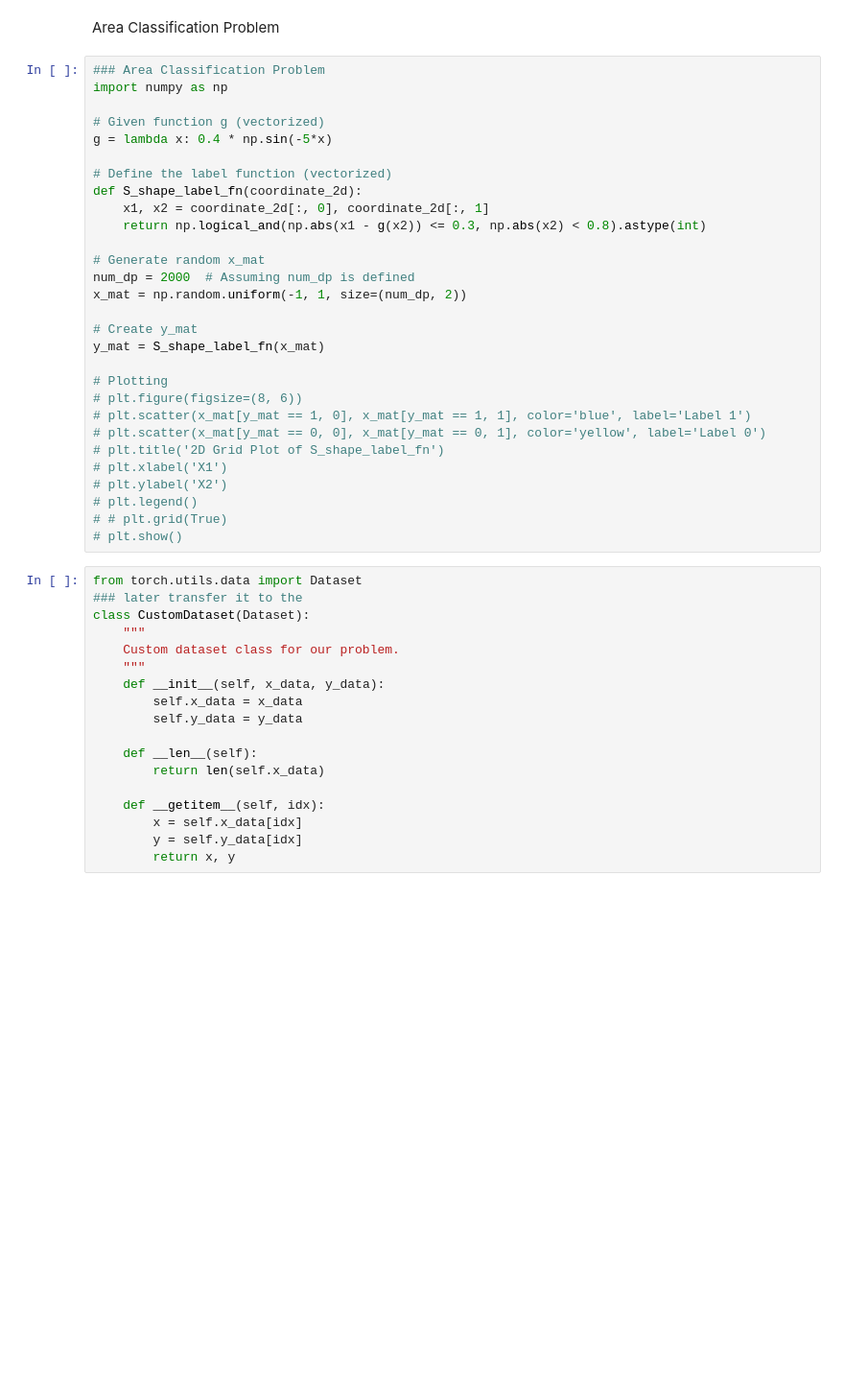
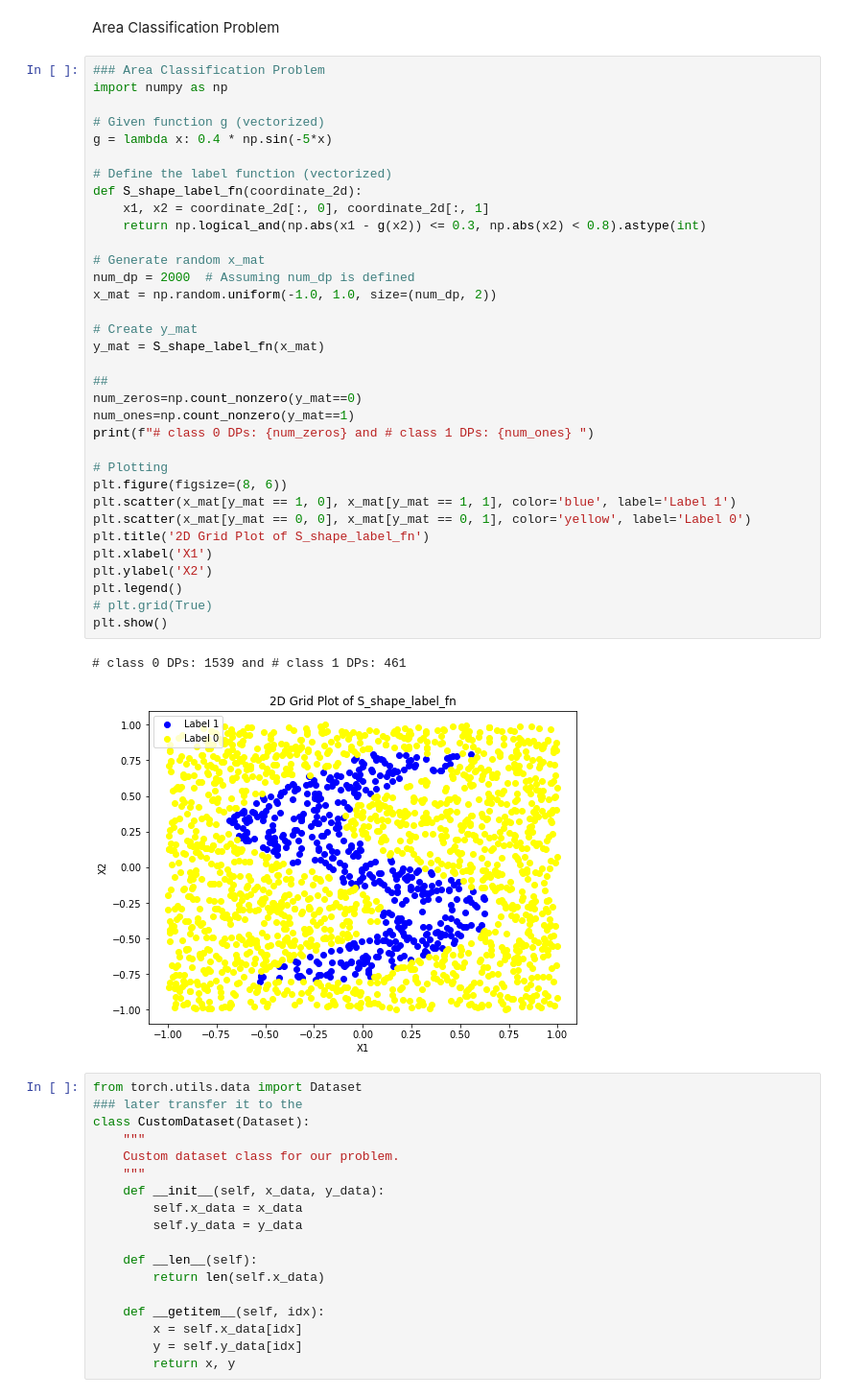
Before and after one commit to neelkanthrawat/Lipschitz_DSNN, a Jupyter notebook: trial_notebooks/test_examples.ipynb, the cells around one changed output. Shown: that part at 96% size. Cells and saved outputs as stored; diff of their text form; blank space fills up the shorter version.

```diff
--- a/trial_notebooks/test_examples.ipynb
+++ b/trial_notebooks/test_examples.ipynb
@@ -113,32 +115,40 @@ Area Classification Problem
 # %%
 ### Area Classification Problem
 import numpy as np
 
 # Given function g (vectorized)
 g = lambda x: 0.4 * np.sin(-5*x)
 
 # Define the label function (vectorized)
 def S_shape_label_fn(coordinate_2d):
     x1, x2 = coordinate_2d[:, 0], coordinate_2d[:, 1]
     return np.logical_and(np.abs(x1 - g(x2)) <= 0.3, np.abs(x2) < 0.8).astype(int)
 
 # Generate random x_mat
 num_dp = 2000  # Assuming num_dp is defined
-x_mat = np.random.uniform(-1, 1, size=(num_dp, 2))
+x_mat = np.random.uniform(-1.0, 1.0, size=(num_dp, 2))
 
 # Create y_mat
 y_mat = S_shape_label_fn(x_mat)
 
+##
+num_zeros=np.count_nonzero(y_mat==0)
+num_ones=np.count_nonzero(y_mat==1)
+print(f"# class 0 DPs: {num_zeros} and # class 1 DPs: {num_ones} ")
+
 # Plotting
-# plt.figure(figsize=(8, 6))
-# plt.scatter(x_mat[y_mat == 1, 0], x_mat[y_mat == 1, 1], color='blue', label='Label 1')
-# plt.scatter(x_mat[y_mat == 0, 0], x_mat[y_mat == 0, 1], color='yellow', label='Label 0')
-# plt.title('2D Grid Plot of S_shape_label_fn')
-# plt.xlabel('X1')
-# plt.ylabel('X2')
-# plt.legend()
-# # plt.grid(True)
-# plt.show()
+plt.figure(figsize=(8, 6))
+plt.scatter(x_mat[y_mat == 1, 0], x_mat[y_mat == 1, 1], color='blue', label='Label 1')
+plt.scatter(x_mat[y_mat == 0, 0], x_mat[y_mat == 0, 1], color='yellow', label='Label 0')
+plt.title('2D Grid Plot of S_shape_label_fn')
+plt.xlabel('X1')
+plt.ylabel('X2')
+plt.legend()
+# plt.grid(True)
+plt.show()
+# %% [output]
+# class 0 DPs: 1539 and # class 1 DPs: 461
+[figure, added]
 # %%
 from torch.utils.data import Dataset
 ### later transfer it to the
```
Also changed, not shown: parts of 29 cells of this notebook.
